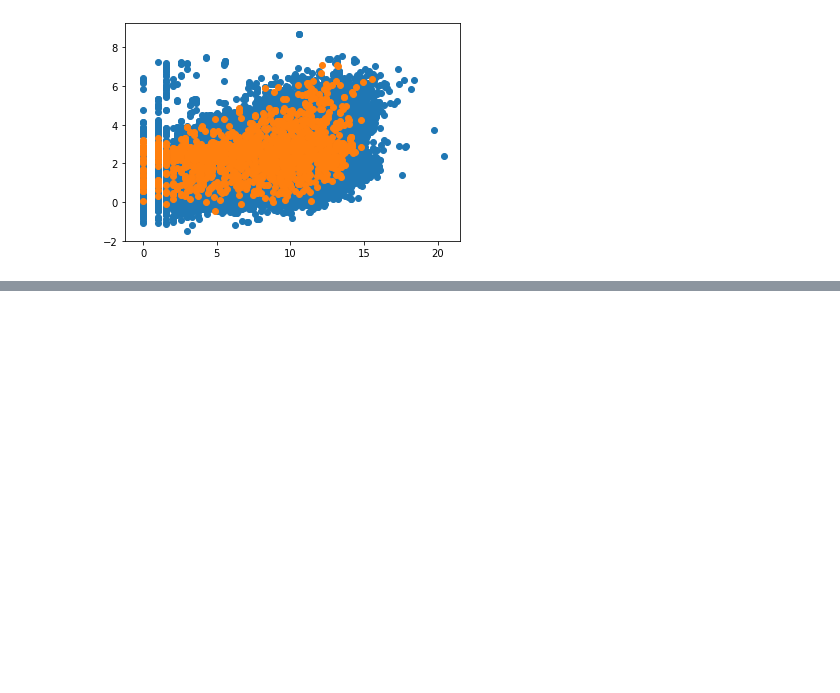
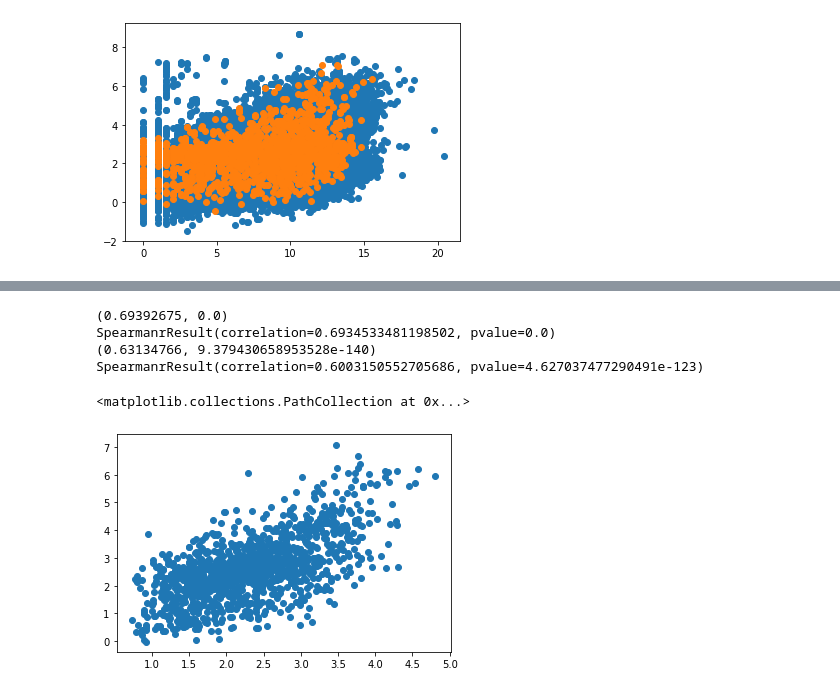
Before and after one commit to jjwang01/proseq, a Jupyter notebook: tensorflow_fc.ipynb, the cells around one changed output, grey strips where cells are left out. Cells and saved outputs as stored; diff of their text form; code cells hidden in the pictures; blank space fills up the shorter version.

```diff
--- a/fullyconnected.ipynb
+++ b/tensorflow_fc.ipynb
@@ -163,0 +100,21 @@ Sequential(
+# %%
+import keras
+from keras.models import Sequential
+from keras.layers import Dense, Activation
+from keras.optimizers import Adam, SGD
+
+model = Sequential([
+    Dense(6, input_shape=(8,)),
+    Activation('relu'),
+    Dense(3),
+    Activation('softmax'),
+    Dense(1)
+])
+
+learning_rate = 1e-3
+model.compile(optimizer=Adam(lr=learning_rate),
+             loss='mse')
+
+model.fit(X_train, y_train, batch_size=32, nb_epoch=100, verbose=1)
+
+y_pred = model.predict(X_train, batch_size=32)
@@ -163,0 +139,20 @@ Sequential(
+# %%
+from scipy.stats.stats import pearsonr, spearmanr
+print(pearsonr(y_train, y_pred.flatten()))
+print(spearmanr(y_train, y_pred.flatten()))
+
+y_pred_val = model.predict(X_val, batch_size=1)
+print(pearsonr(y_val, y_pred_val.flatten()))
+print(spearmanr(y_val, y_pred_val.flatten()))
+# %% [output]
+(0.69392675, 0.0)
+SpearmanrResult(correlation=0.6934533481198502, pvalue=0.0)
+(0.63134766, 9.379430658953528e-140)
+SpearmanrResult(correlation=0.6003150552705686, pvalue=4.627037477290491e-123)
+# %%
+import matplotlib.pyplot as plt
+%matplotlib inline
+plt.scatter(x=y_pred_val.flatten(), y=y_val)
+# %% [output]
+<matplotlib.collections.PathCollection at 0x...>
+[figure, added]
```
Also changed, not shown: parts of 7 cells of this notebook, 2 other files.
